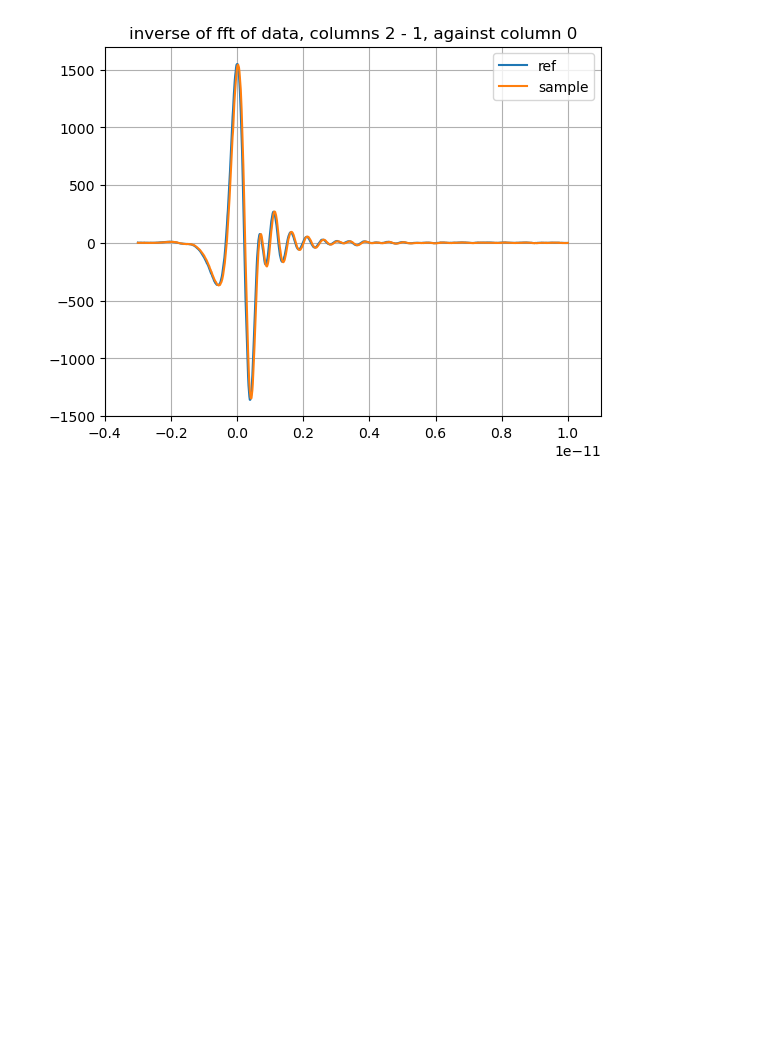
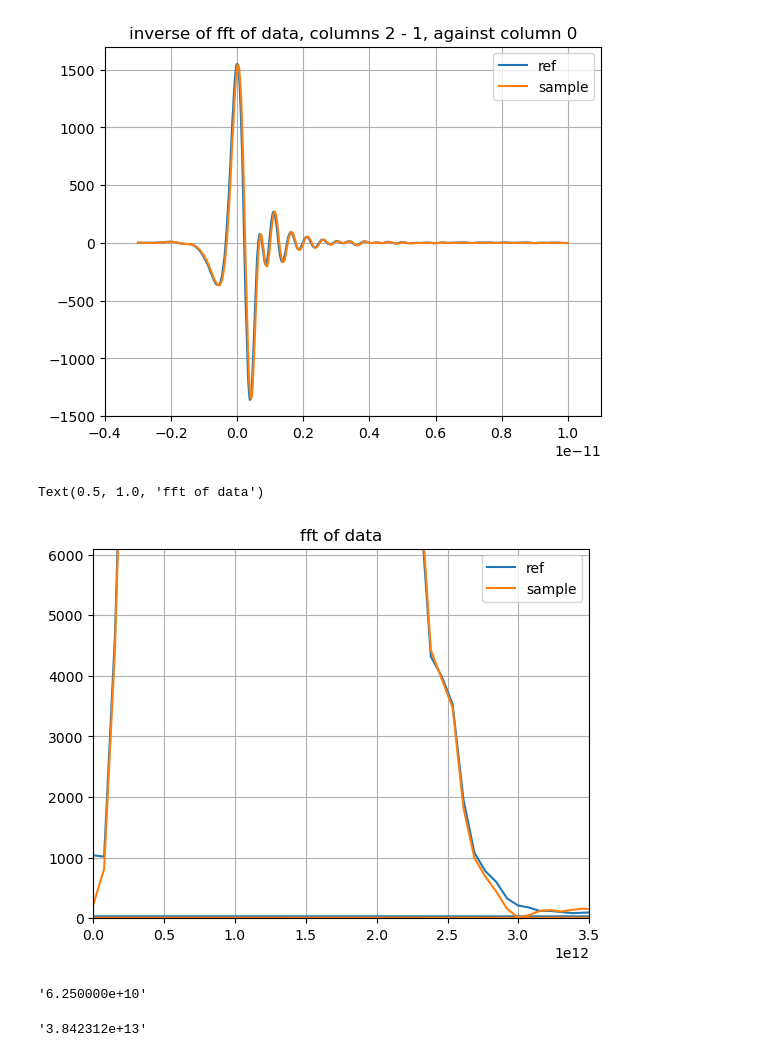
Before and after one commit to sebranchett/cheme-om-fft, a Jupyter notebook: remove_frequencies.ipynb, the cells around one changed output. Cells and saved outputs as stored; diff of their text form; code cells hidden in the pictures; blank space fills up the shorter version.

```diff
--- a/remove_frequencies.ipynb
+++ b/remove_frequencies.ipynb
@@ -38,3 +38,26 @@ plt.title('inverse of fft of data, columns 2 - 1, against column 0')
 # %% [output]
 Text(0.5, 1.0, 'inverse of fft of data, columns 2 - 1, against column 0')
 [figure]
+# %%
+plt.plot(xf, np.abs(fft(ref_2min1)), label="ref")
+plt.plot(xf, np.abs(fft(sample_2min1)), label="sample")
+plt.legend()
+plt.grid()
+plt.xlim((0, .35e13))
+plt.ylim((0, 6100))
+plt.title('fft of data')
+# %% [output]
+Text(0.5, 1.0, 'fft of data')
+[figure, added]
+# %%
+signal_duration = 0.8e-11
+freq = 1./signal_duration
+"{:e}".format(freq/2)
+# %% [output]
+'6.250000e+10'
+# %%
+time_step = T
+freq = 1./T
+"{:e}".format(freq/2)
+# %% [output]
+'3.842312e+13'
```
Also changed, not shown: parts of 3 cells of this notebook.
